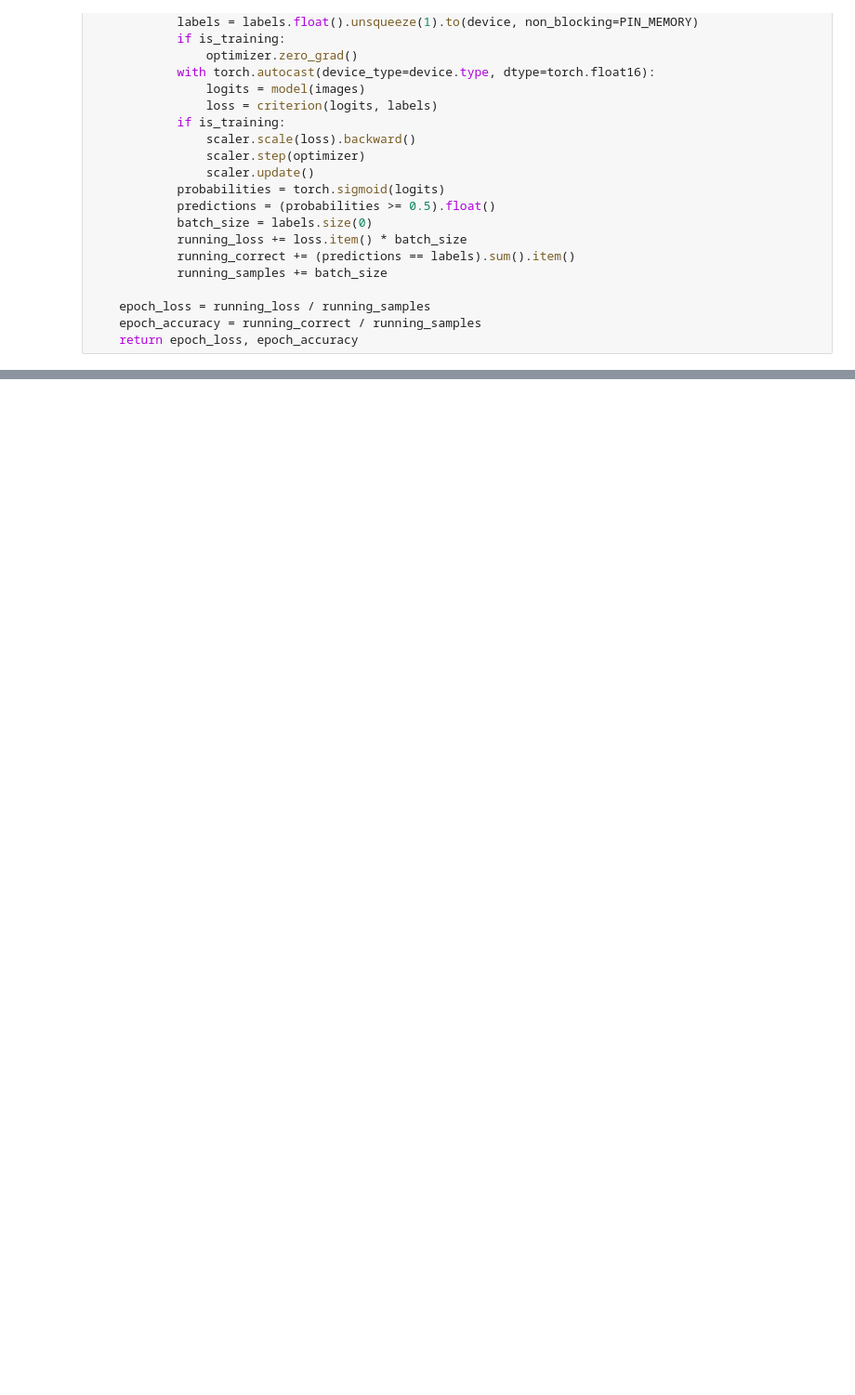
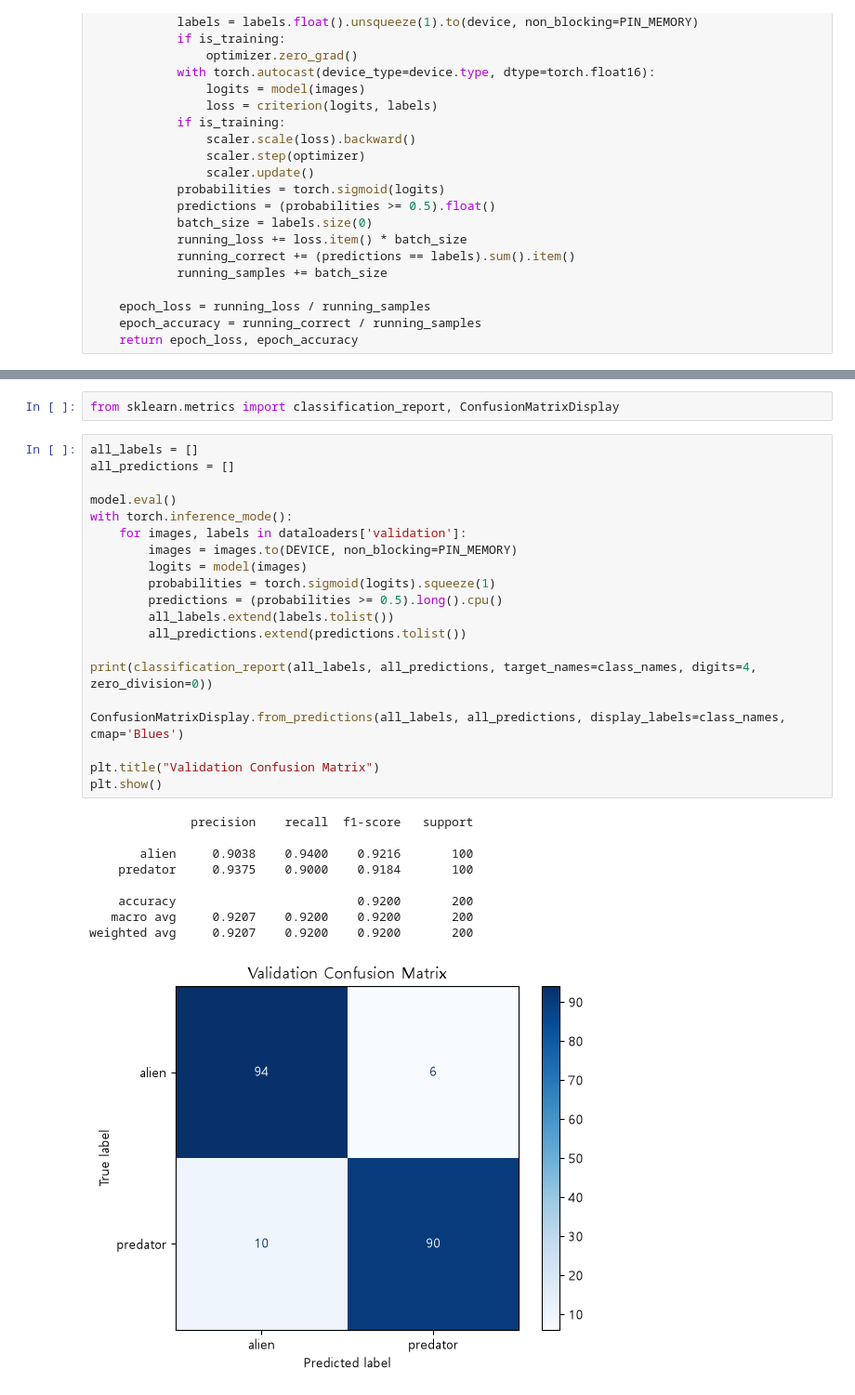
Before and after one commit to Shim-HyoungJoon/KDT, a Jupyter notebook: 10_MLDL/14_에일리언vs프레데터.ipynb, the cells around one changed output, grey strips where cells are left out. Shown at 93% size. Cells and saved outputs as stored; diff of their text form; blank space fills up the shorter version.

```diff
--- a/10_MLDL/14_에일리언vs프레데터.ipynb
+++ b/10_MLDL/14_에일리언vs프레데터.ipynb
@@ -289,0 +457,32 @@ def run_epoch(model, loader, criterion, device, optimizer=None):
+# %%
+from sklearn.metrics import classification_report, ConfusionMatrixDisplay
+# %%
+all_labels = []
+all_predictions = []
+
+model.eval()
+with torch.inference_mode():
+    for images, labels in dataloaders['validation']:
+        images = images.to(DEVICE, non_blocking=PIN_MEMORY)
+        logits = model(images)
+        probabilities = torch.sigmoid(logits).squeeze(1)
+        predictions = (probabilities >= 0.5).long().cpu()
+        all_labels.extend(labels.tolist())
+        all_predictions.extend(predictions.tolist())
+
+print(classification_report(all_labels, all_predictions, target_names=class_names, digits=4, zero_division=0))
+
+ConfusionMatrixDisplay.from_predictions(all_labels, all_predictions, display_labels=class_names, cmap='Blues')
+
+plt.title("Validation Confusion Matrix")
+plt.show()
+# %% [output]
+              precision    recall  f1-score   support
+
+       alien     0.9038    0.9400    0.9216       100
+    predator     0.9375    0.9000    0.9184       100
+
+    accuracy                         0.9200       200
+   macro avg     0.9207    0.9200    0.9200       200
+weighted avg     0.9207    0.9200    0.9200       200
+[figure, added]
```
Also changed, not shown: parts of 18 cells of this notebook, 19 other files.
